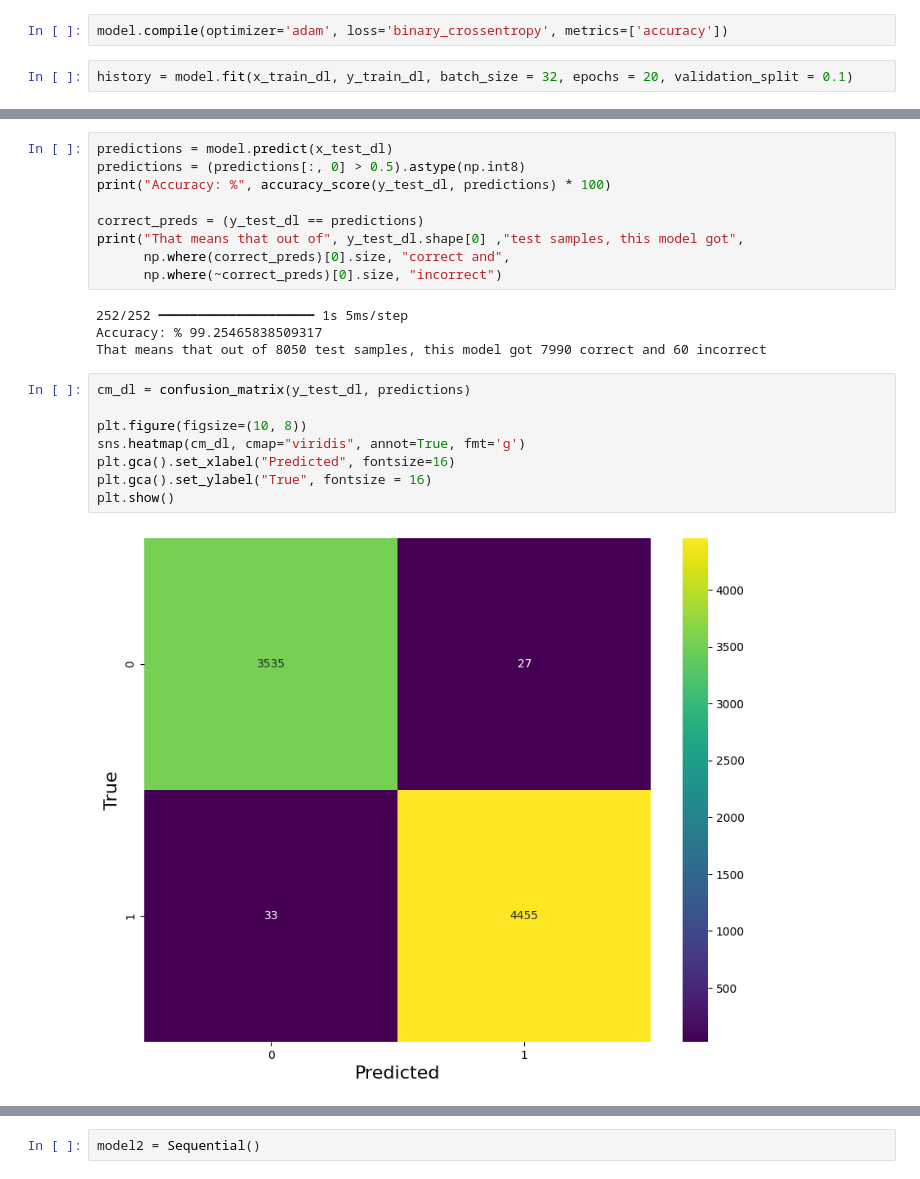
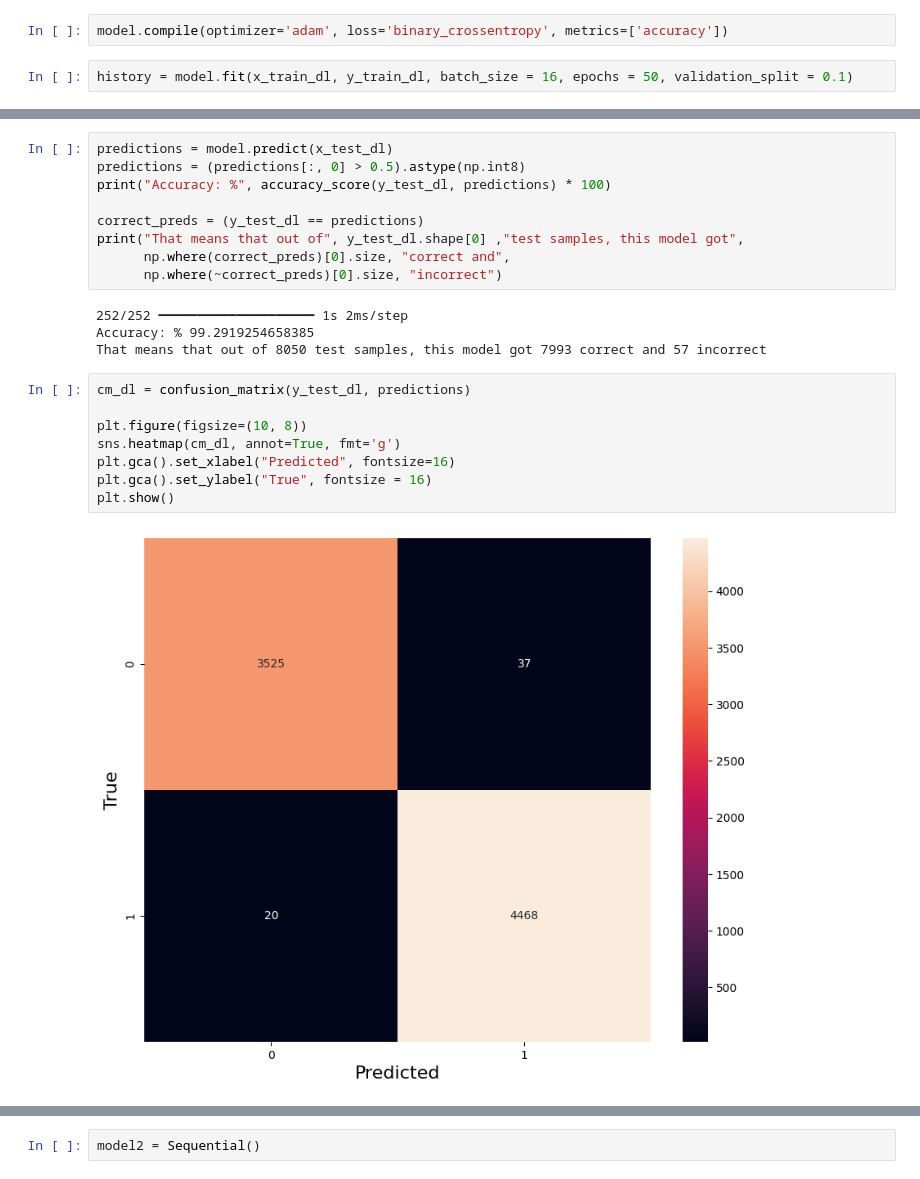
Before and after one commit to LouisBuret/EmailClassification, a Jupyter notebook: main.ipynb, the cells around one changed output, grey strips where cells are left out. Cells and saved outputs as stored; diff of their text form.

```diff
--- a/main.ipynb
+++ b/main.ipynb
@@ -87,5 +82,5 @@ model.add(Dense(1, activation='sigmoid'))
 # %%
 model.compile(optimizer='adam', loss='binary_crossentropy', metrics=['accuracy'])
 # %%
-history = model.fit(x_train_dl, y_train_dl, batch_size = 32, epochs = 20, validation_split = 0.1)
+history = model.fit(x_train_dl, y_train_dl, batch_size = 16, epochs = 50, validation_split = 0.1)
 # %% [output]
@@ -116,19 +111,19 @@ print("That means that out of", y_test_dl.shape[0] ,"test samples, this model go
       np.where(correct_preds)[0].size, "correct and",
       np.where(~correct_preds)[0].size, "incorrect")
 # %% [output]
-252/252 ━━━━━━━━━━━━━━━━━━━━ 1s 5ms/step
-Accuracy: % 99.25465838509317
-That means that out of 8050 test samples, this model got 7990 correct and 60 incorrect
+252/252 ━━━━━━━━━━━━━━━━━━━━ 1s 2ms/step
+Accuracy: % 99.2919254658385
+That means that out of 8050 test samples, this model got 7993 correct and 57 incorrect
 # %%
 cm_dl = confusion_matrix(y_test_dl, predictions)
 
 plt.figure(figsize=(10, 8))
-sns.heatmap(cm_dl, cmap="viridis", annot=True, fmt='g')
+sns.heatmap(cm_dl, annot=True, fmt='g')
 plt.gca().set_xlabel("Predicted", fontsize=16)
 plt.gca().set_ylabel("True", fontsize = 16)
 plt.show()
 # %% [output]
-[figure, old version]
+[figure, new version]
 # %%
 plt.plot(history.history['loss'], label='Train Loss')
 plt.plot(history.history['val_loss'], label='Validation Loss')
```
Also changed, not shown: parts of 16 cells of this notebook.
